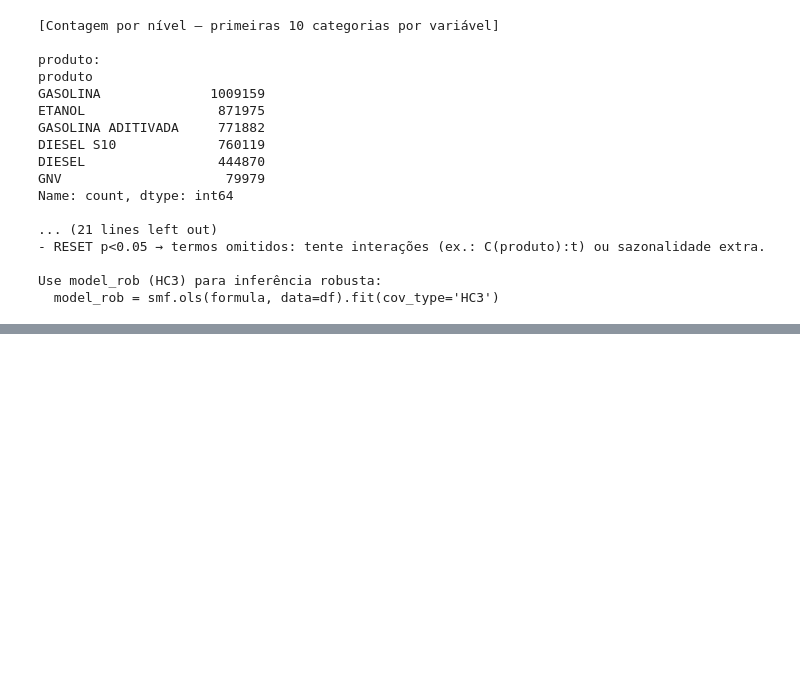
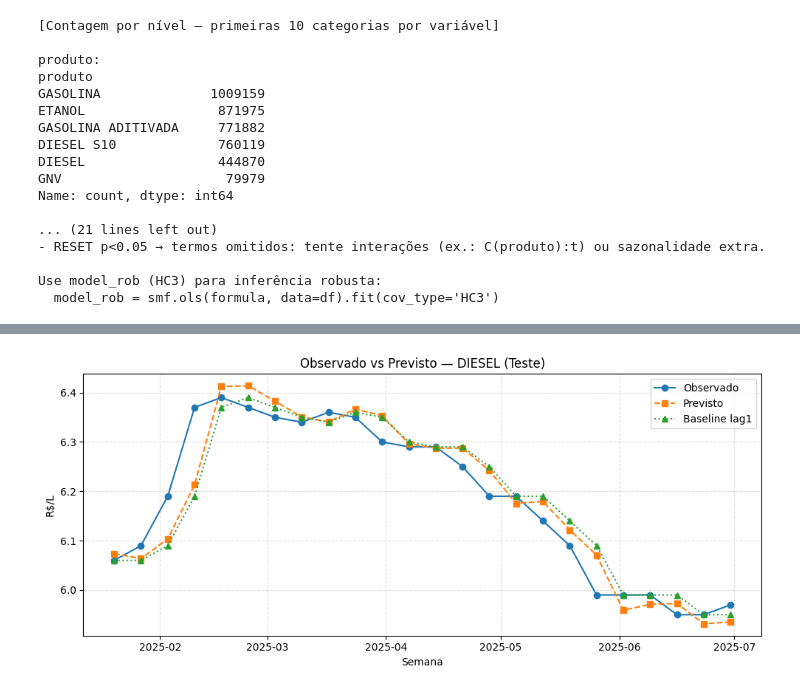
Before and after one commit to loadingerror/tcc_lubricants_anp, a Jupyter notebook: lubricants_br_tcc_model reg.ipynb, the cells around one changed output, grey strips where cells are left out. Saved outputs shown, nothing was run; the diff lists cells and outputs as text; code cells hidden in the pictures; blank space fills up the shorter version.

Commit message:
testes de modelos

```diff
--- a/lubricants_br_tcc_model reg.ipynb
+++ b/lubricants_br_tcc_model reg.ipynb
@@ -903,0 +1115,95 @@ Use model_rob (HC3) para inferência robusta:
+# %%
+formula = "log_y ~ log_y_lag1 + log_y_lag2 + log_y_lag4 + t + " \
+          + " + ".join([f"F_sin{k} + F_cos{k}" for k in (1,2)]) \
+          + " + C(produto) + C(produto):t"
+train = train.assign(
+    log_y_lag2=train.groupby("produto")["log_y"].shift(2)
+).dropna(subset=["log_y_lag2"])
+mod = smf.ols(formula, data=train).fit(cov_type="HAC", cov_kwds={"maxlags":4, "use_correction":True})
+# %%
+# ===================== Verificação do modelo =====================
+import numpy as np
+import pandas as pd
+import statsmodels.api as sm
+import matplotlib.pyplot as plt
+
+# 0) Garante que o teste também tenha lag2 e sem NaN nesses regressores:
+for df_ in (train, test):
+    if "log_y_lag2" not in df_.columns:
+        df_.sort_values(["produto","sem_dt"], inplace=True)
+        df_["log_y_lag2"] = df_.groupby("produto")["log_y"].shift(2)
+
+req_cols = ["log_y","log_y_lag1","log_y_lag2","log_y_lag4","t","F_sin1","F_cos1","F_sin2","F_cos2","produto"]
+train_eval = train.dropna(subset=req_cols).copy()
+test_eval  = test.dropna(subset=req_cols).copy()
+
+# 1) Resumo rápido do ajuste (HAC já foi usado no fit)
+print("\n=== Resumo (enxuto) ===")
+print(f"R²={mod.rsquared:.4f} | R²_adj={mod.rsquared_adj:.4f} | n={int(mod.nobs)}")
+for k in ["log_y_lag1","log_y_lag2","log_y_lag4","t"]:
+    if k in mod.params.index:
+        print(f"{k:>12}: coef={mod.params[k]: .4f}  se(HAC)={mod.bse[k]: .4f}  p={mod.pvalues[k]:.3g}")
+
+# 2) DW (autocorrelação dos resíduos in-sample)
+dw = sm.stats.stattools.durbin_watson(mod.resid)
+print(f"\nDurbin–Watson (train): {dw:.2f}  (≈2 ideal; <2 autocorr+)")
+
+# 3) Métricas — TREINO
+pred_tr_log = mod.predict(train_eval)
+yhat_tr = np.exp(pred_tr_log)
+y_tr    = np.exp(train_eval["log_y"])
+MAE_tr  = (yhat_tr - y_tr).abs().mean()
+RMSE_tr = np.sqrt(((yhat_tr - y_tr)**2).mean())
+MAPE_tr = ((yhat_tr - y_tr).abs()/y_tr).mean()*100
+print(f"\nTREINO: MAE={MAE_tr:.3f}  RMSE={RMSE_tr:.3f}  MAPE={MAPE_tr:.2f}%")
+
+# 4) Métricas — TESTE
+pred_te_log = mod.predict(test_eval)
+yhat_te = np.exp(pred_te_log)
+y_te    = np.exp(test_eval["log_y"])
+MAE_te  = (yhat_te - y_te).abs().mean()
+RMSE_te = np.sqrt(((yhat_te - y_te)**2).mean())
+MAPE_te = ((yhat_te - y_te).abs()/y_te).mean()*100
+print(f"TESTE : MAE={MAE_te:.3f}  RMSE={RMSE_te:.3f}  MAPE={MAPE_te:.2f}%")
+
+# 5) Baseline lag1 no TESTE
+y_naive = np.exp(test_eval["log_y_lag1"])
+bMAE  = (y_naive - y_te).abs().mean()
+bRMSE = np.sqrt(((y_naive - y_te)**2).mean())
+bMAPE = ((y_naive - y_te).abs()/y_te).mean()*100
+print(f"BASE  : MAE={bMAE:.3f}  RMSE={bRMSE:.3f}  MAPE={bMAPE:.2f}%")
+
+# 6) Métricas por produto (útil para ver quem ganha/perde do baseline)
+per_prod = (
+    pd.DataFrame({
+        "produto": test_eval["produto"].values,
+        "y": y_te.values,
+        "yhat": yhat_te.values,
+        "ybase": y_naive.values
+    })
+    .groupby("produto")
+    .apply(lambda d: pd.Series({
+        "MAE": (d["yhat"]-d["y"]).abs().mean(),
+        "RMSE": np.sqrt(((d["yhat"]-d["y"])**2).mean()),
+        "MAPE": ((d["yhat"]-d["y"]).abs()/d["y"]).mean()*100,
+        "MAE_base": (d["ybase"]-d["y"]).abs().mean(),
+        "RMSE_base": np.sqrt(((d["ybase"]-d["y"])**2).mean()),
+        "MAPE_base": ((d["ybase"]-d["y"]).abs()/d["y"]).mean()*100,
+        "n_sem": len(d)
+    }))
+    .reset_index()
+)
+print("\n=== Métricas por produto (teste) ===")
+print(per_prod.round(3))
+
+# 7) (Opcional) Gráfico rápido de um produto
+um_prod = test_eval["produto"].iloc[0]
+g = test_eval.loc[test_eval["produto"]==um_prod].sort_values("sem_dt")
+plt.figure(figsize=(10,4.5))
+plt.plot(g["sem_dt"], np.exp(g["log_y"]), marker="o", label="Observado")
+plt.plot(g["sem_dt"], np.exp(mod.predict(g)), marker="s", linestyle="--", label="Previsto")
+plt.plot(g["sem_dt"], np.exp(g["log_y_lag1"]), marker="^", linestyle=":", label="Baseline lag1")
+plt.title(f"Observado vs Previsto — {um_prod} (Teste)")
+plt.xlabel("Semana"); plt.ylabel("R$/L"); plt.grid(True, linestyle="--", alpha=.4)
+plt.legend(); plt.tight_layout(); plt.show()
+# %% [output]
@@ -903,0 +1227 @@ Use model_rob (HC3) para inferência robusta:
+[figure, added]
```
Also changed, not shown: parts of 7 cells of this notebook, 6 other files.
